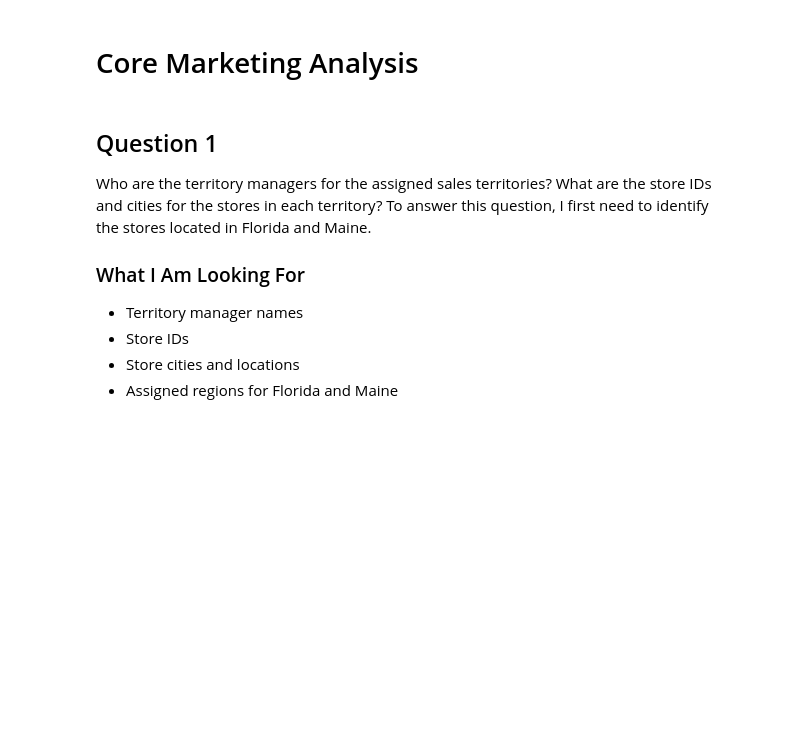
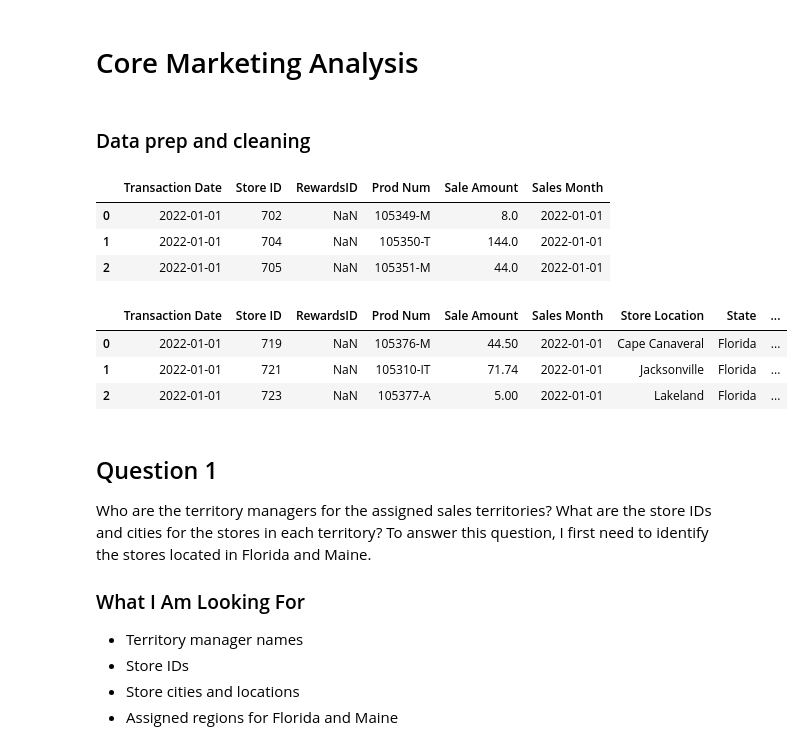
Before and after one commit to kalie-on/Capstone_2, a Jupyter notebook: Caleb_sales_analysis.ipynb, the cells around one changed output. Saved outputs shown, nothing was run; the diff lists cells and outputs as text; code cells hidden in the pictures; blank space fills up the shorter version.

```diff
--- a/Caleb_sales_analysis.ipynb
+++ b/Caleb_sales_analysis.ipynb
@@ -168,6 +169,54 @@ memory usage: 12.8 MB
 | 4 | 1/1/2022 | 705 | NaN | 105353-A | 20.36 |
 # %% [markdown]
 # Core Marketing Analysis
+# %% [markdown]
+### Data prep and cleaning
+# %%
+# pd.to_datetime() converts text dates into real dates.
+# .dt.to_period("M") extracts the month.
+# isin() filters matching territories.
+# copy() makes a safe copy.
+
+df_sales["Transaction Date"] = pd.to_datetime(
+    df_sales["Transaction Date"]
+)
+
+df_sales["Sales Month"] = (
+    df_sales["Transaction Date"]
+    .dt.to_period("M")
+    .dt.to_timestamp()
+)
+
+territories = ["Florida", "Maine"]
+
+assigned_stores = df_stores[
+    df_stores["State"].isin(territories)
+].copy()
+
+assigned_stores
+df_sales.head(3)
+# %% [output]
+|  | Transaction Date | Store ID | RewardsID | Prod Num | Sale Amount | Sales Month |
+| 0 | 2022-01-01 | 702 | NaN | 105349-M | 8.0 | 2022-01-01 |
+| 1 | 2022-01-01 | 704 | NaN | 105350-T | 144.0 | 2022-01-01 |
+| 2 | 2022-01-01 | 705 | NaN | 105351-M | 44.0 | 2022-01-01 |
+# %%
+# merge() combines two DataFrames.
+# on="Store ID" means both tables share Store ID.
+# how="inner" keeps matching rows only.
+
+sales_with_store = df_sales.merge(
+    assigned_stores,
+    on="Store ID",
+    how="inner"
+)
+
+sales_with_store.head(3)
+# %% [output]
+|  | Transaction Date | Store ID | RewardsID | Prod Num | Sale Amount | Sales Month | Store Location | State | ... |
+| 0 | 2022-01-01 | 719 | NaN | 105376-M | 44.50 | 2022-01-01 | Cape Canaveral | Florida | ... |
+| 1 | 2022-01-01 | 721 | NaN | 105310-IT | 71.74 | 2022-01-01 | Jacksonville | Florida | ... |
+| 2 | 2022-01-01 | 723 | NaN | 105377-A | 5.00 | 2022-01-01 | Lakeland | Florida | ... |
 # %% [markdown]
 ## Question 1
 Who are the territory managers for the assigned sales territories? What are the store IDs and cities for the stores in each territory?
```
Also changed, not shown: parts of 27 cells of this notebook.
